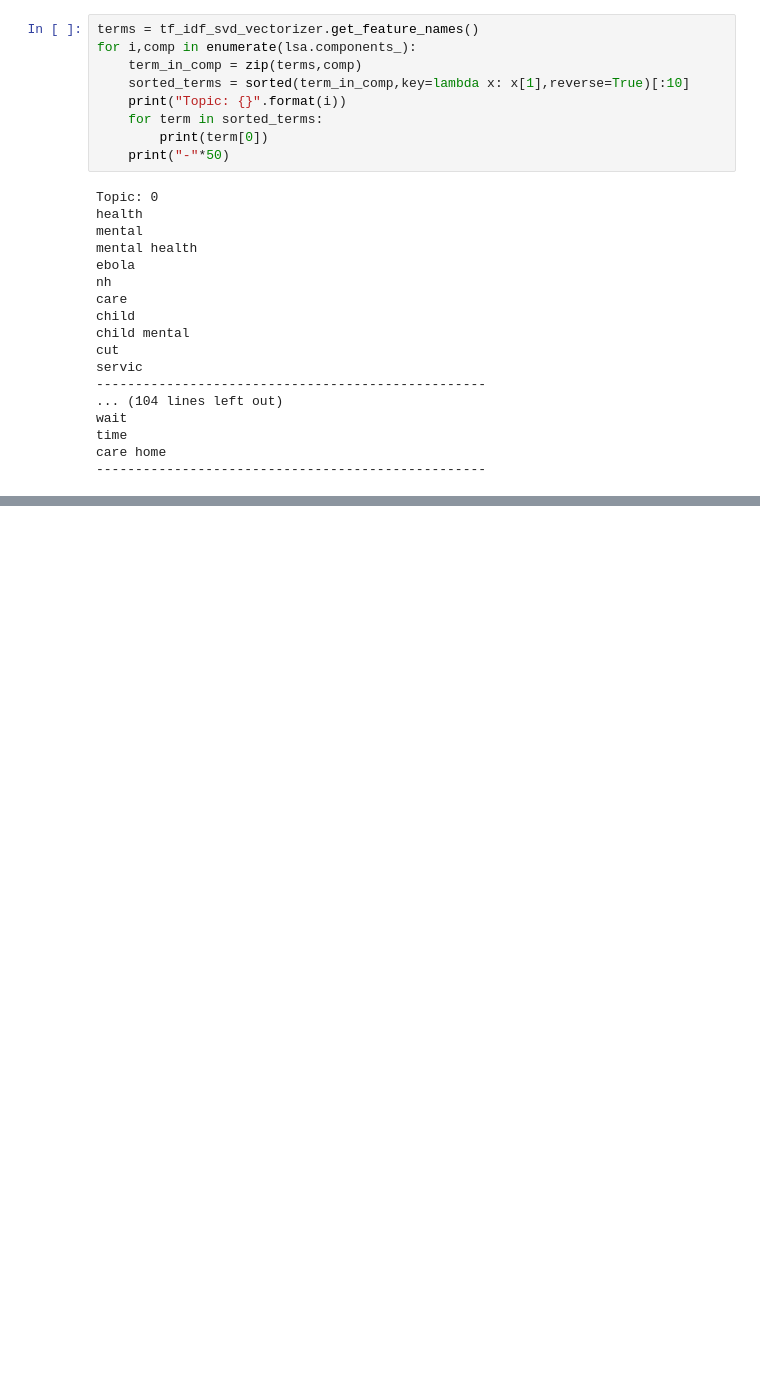
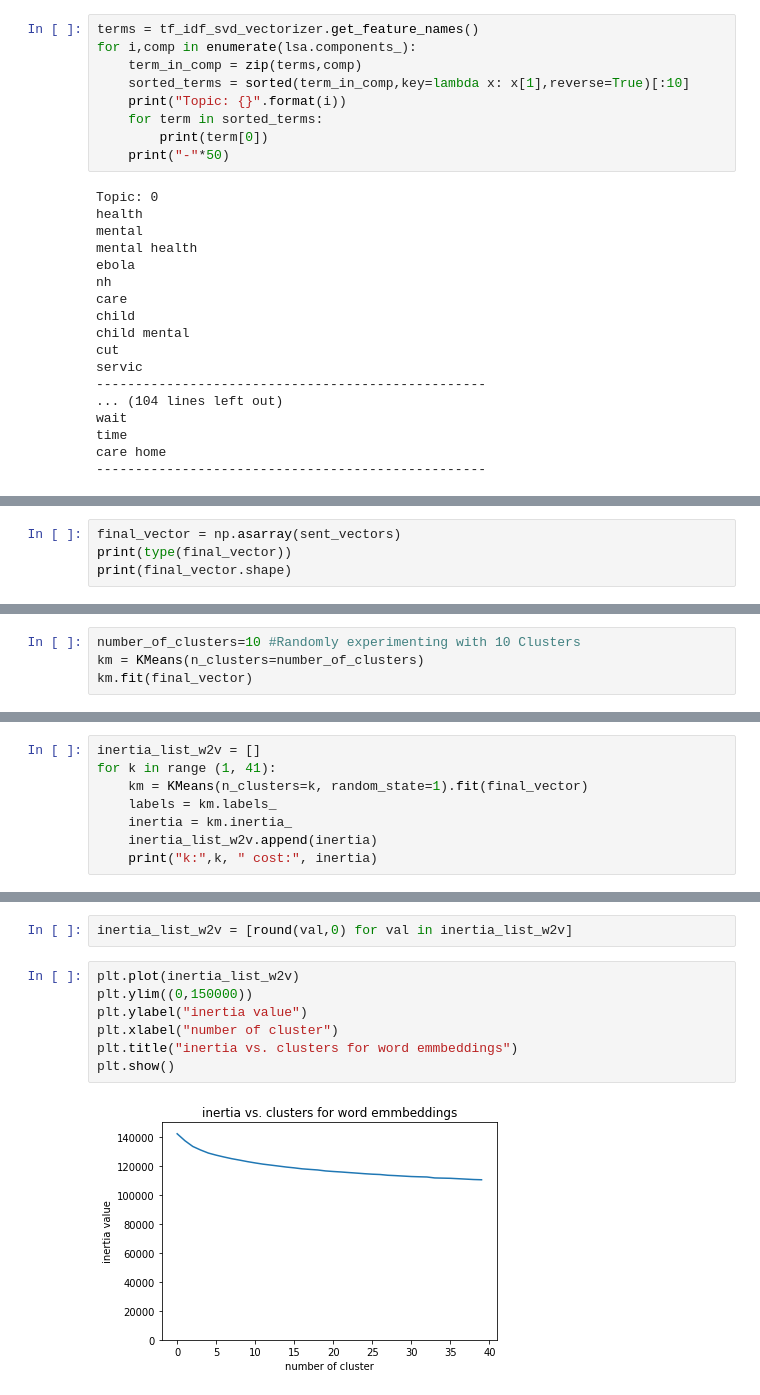
Before and after one commit to Karansaluja/topic_modelling, a Jupyter notebook: Topic Modelling - Health Tweets.ipynb, the cells around one changed output, grey strips where cells are left out. Drawn from its saved outputs; the diff is of its cells as text; blank space fills up the shorter version.

```diff
--- a/Topic Modelling - Health Tweets.ipynb
+++ b/Topic Modelling - Health Tweets.ipynb
@@ -822,0 +902,4 @@ care home
+# %%
+final_vector = np.asarray(sent_vectors)
+print(type(final_vector))
+print(final_vector.shape)
@@ -822,0 +909,4 @@ care home
+# %%
+number_of_clusters=10 #Randomly experimenting with 10 Clusters
+km = KMeans(n_clusters=number_of_clusters)
+km.fit(final_vector)
@@ -822,0 +991,8 @@ care home
+# %%
+inertia_list_w2v = []
+for k in range (1, 41):
+    km = KMeans(n_clusters=k, random_state=1).fit(final_vector)
+    labels = km.labels_
+    inertia = km.inertia_
+    inertia_list_w2v.append(inertia)
+    print("k:",k, " cost:", inertia)
@@ -822,0 +1017,11 @@ care home
+# %%
+inertia_list_w2v = [round(val,0) for val in inertia_list_w2v]
+# %%
+plt.plot(inertia_list_w2v)
+plt.ylim((0,150000))
+plt.ylabel("inertia value")
+plt.xlabel("number of cluster")
+plt.title("inertia vs. clusters for word emmbeddings")
+plt.show()
+# %% [output]
+[figure, added]
```
Also changed, not shown: parts of 46 cells of this notebook.
